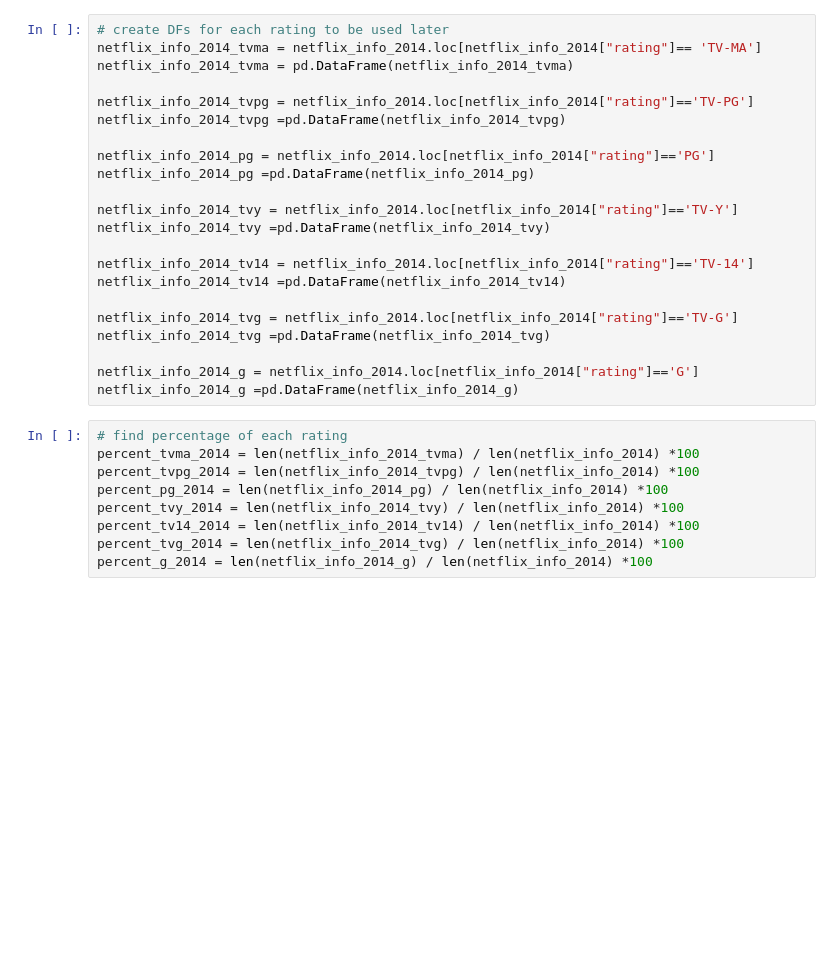
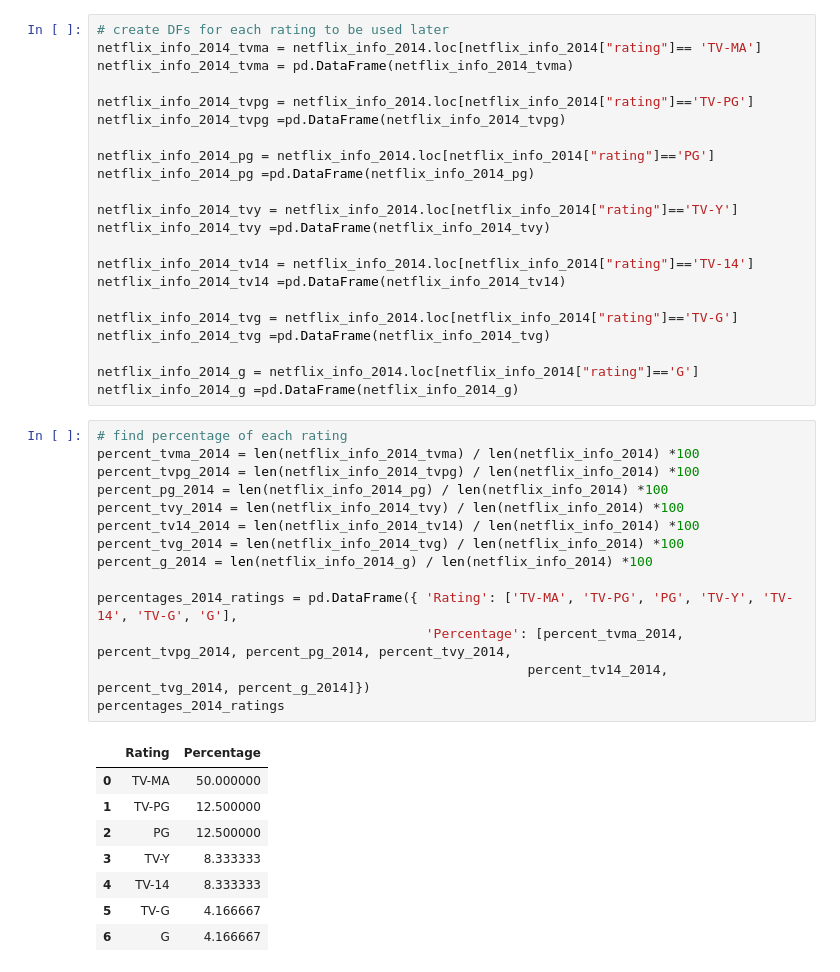
Before and after one commit to shades9a/Netflix_Catolog, a Jupyter notebook: Netflix_Compare.ipynb, the cells around one changed output. Cells and saved outputs as stored; diff of their text form; blank space fills up the shorter version.

```diff
--- a/Netflix_Compare.ipynb
+++ b/Netflix_Compare.ipynb
@@ -90,9 +90,23 @@ netflix_info_2014_g =pd.DataFrame(netflix_info_2014_g)
 # %%
 # find percentage of each rating
 percent_tvma_2014 = len(netflix_info_2014_tvma) / len(netflix_info_2014) *100
 percent_tvpg_2014 = len(netflix_info_2014_tvpg) / len(netflix_info_2014) *100
 percent_pg_2014 = len(netflix_info_2014_pg) / len(netflix_info_2014) *100
 percent_tvy_2014 = len(netflix_info_2014_tvy) / len(netflix_info_2014) *100
 percent_tv14_2014 = len(netflix_info_2014_tv14) / len(netflix_info_2014) *100
 percent_tvg_2014 = len(netflix_info_2014_tvg) / len(netflix_info_2014) *100
 percent_g_2014 = len(netflix_info_2014_g) / len(netflix_info_2014) *100
+
+percentages_2014_ratings = pd.DataFrame({ 'Rating': ['TV-MA', 'TV-PG', 'PG', 'TV-Y', 'TV-14', 'TV-G', 'G'],
+                                          'Percentage': [percent_tvma_2014, percent_tvpg_2014, percent_pg_2014, percent_tvy_2014,
+                                                       percent_tv14_2014, percent_tvg_2014, percent_g_2014]})
+percentages_2014_ratings
+# %% [output]
+|  | Rating | Percentage |
+| 0 | TV-MA | 50.000000 |
+| 1 | TV-PG | 12.500000 |
+| 2 | PG | 12.500000 |
+| 3 | TV-Y | 8.333333 |
+| 4 | TV-14 | 8.333333 |
+| 5 | TV-G | 4.166667 |
+| 6 | G | 4.166667 |
```
Also changed, not shown: parts of 1 cell of this notebook.
